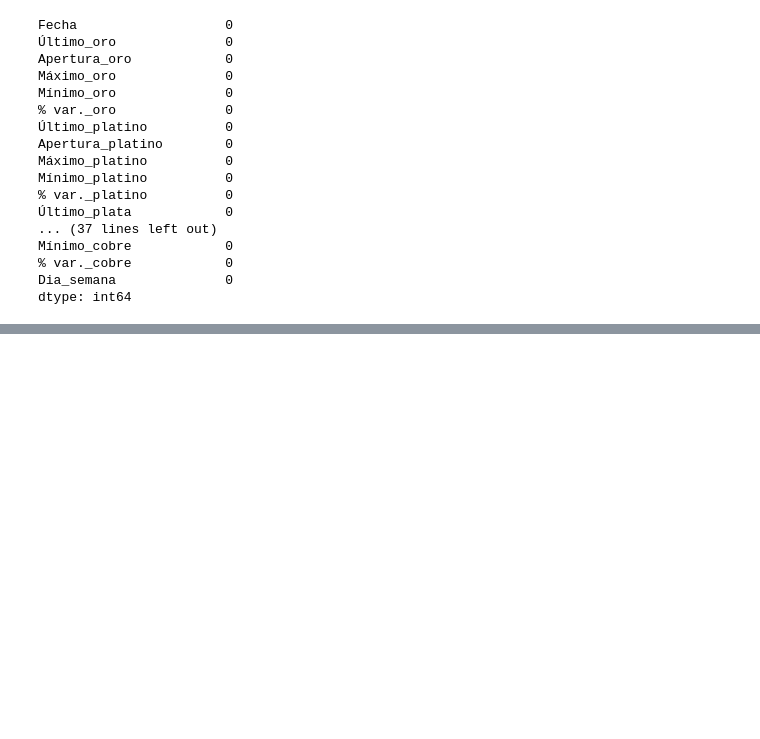
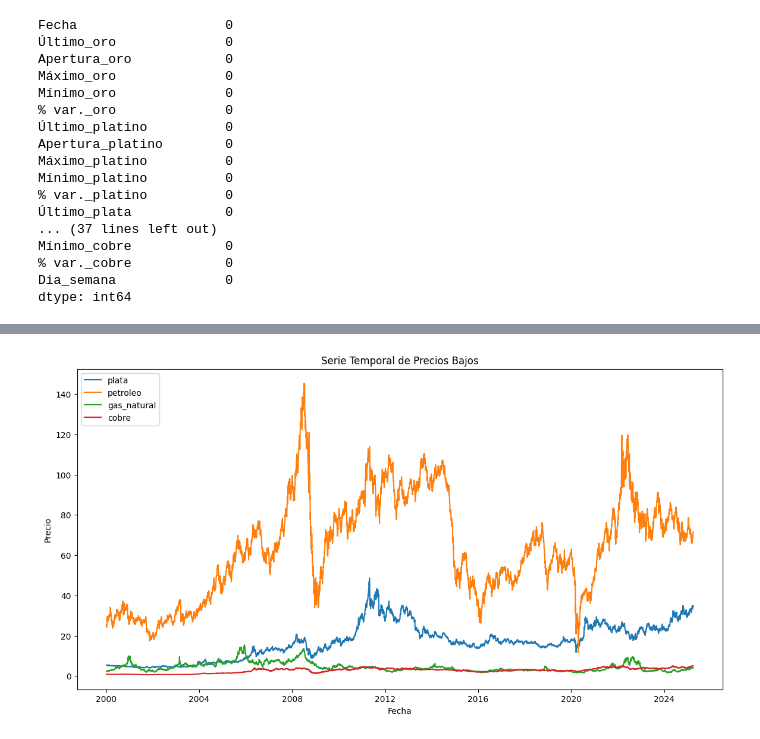
Before and after one commit to lidiaAV/Proyecto1, a Jupyter notebook: notebook_limpio.ipynb, the cells around one changed output, grey strips where cells are left out. Cells and saved outputs as stored; diff of their text form; code cells hidden in the pictures; blank space fills up the shorter version.

```diff
--- a/notebook_limpio.ipynb
+++ b/notebook_limpio.ipynb
@@ -183,0 +251,24 @@ df_limpio.to_csv('data/dataset_limpio.csv', index=False)
+# %%
+#grafico temporal de la correlacion entre el oro y el petroleo
+def grafico_temporal_precios_bajos(df):
+    #tamano del grafico
+    plt.figure(figsize=(14, 7))
+    columnas_bajos = []
+    #coger las columnas que contengan la palabra 'Ultimo' y pertenezca a plata,petroleo, cafe, gas natural y cobre
+    for i in df.columns:
+        if 'Último' in i and ('plata' in i or 'petroleo' in i or 'gas_natural' in i or 'cobre' in i):
+            columnas_bajos.append(i)
+    # Graficar cada columna en el DataFrame
+    for columna in columnas_bajos:
+        plt.plot(df['Fecha'], df[columna], label=columna)
+
+    plt.title('Serie Temporal de Precios Bajos')
+    plt.xlabel('Fecha')
+    plt.ylabel('Precio')
+    plt.legend([col.replace('Último_', '') for col in columnas_bajos], loc='upper left')
+    #guardar el grafico
+    plt.savefig('graficos/grafico_temporal_precios_bajos.png', dpi=300, bbox_inches='tight')
+
+grafico_temporal_precios_bajos(df_limpio)
+# %% [output]
+[figure, added]
```
Also changed, not shown: parts of 23 cells of this notebook, 8 other files.
